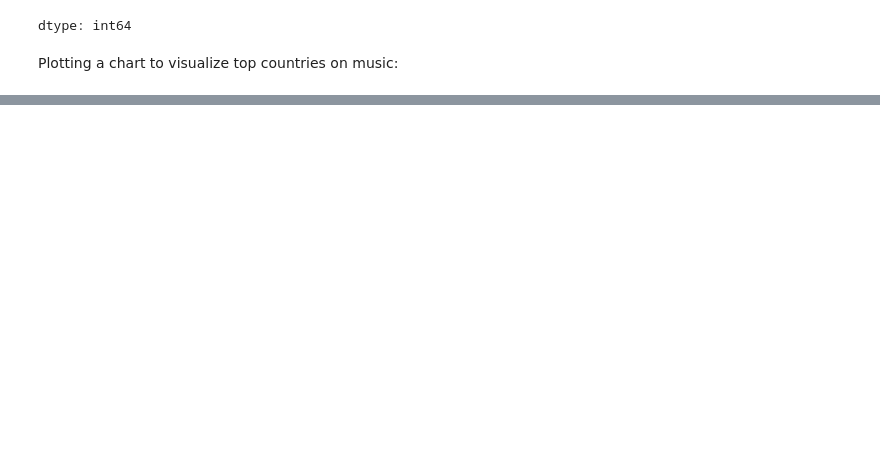
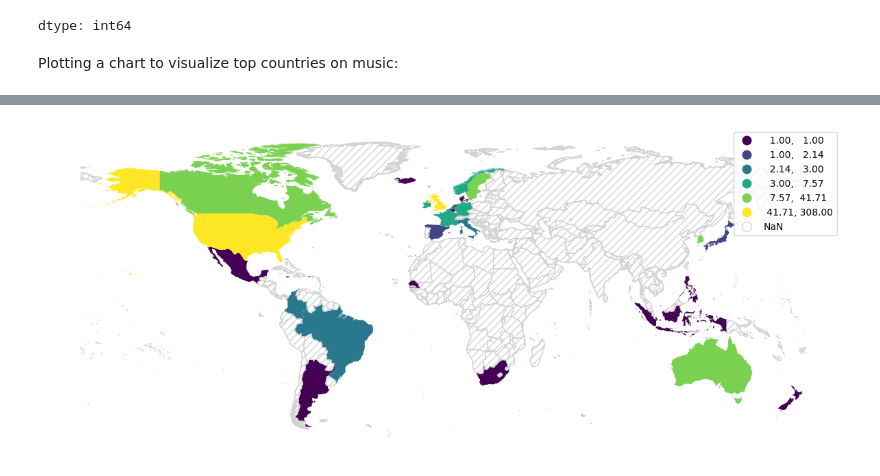
Before and after one commit to prokope/learning-data-science, a Jupyter notebook: eda.ipynb, the cells around one changed output, grey strips where cells are left out. Cells and saved outputs as stored; diff of their text form; code cells hidden in the pictures; blank space fills up the shorter version.

```diff
--- a/eda.ipynb
+++ b/eda.ipynb
@@ -838,0 +820,17 @@ gdf.explore(
+# %%
+ax_2 = gdf.plot(
+    column='MY_METRIC',
+    figsize=(15, 15),
+    legend=True,
+    scheme='quantiles',
+    k=7,
+    missing_kwds={
+        "color": "white",
+        "edgecolor": "lightgrey",
+        "hatch": "///",
+    },
+    )
+
+ax_2.set_axis_off()
+# %% [output]
+[figure, added]
```
Also changed, not shown: parts of 20 cells of this notebook.
